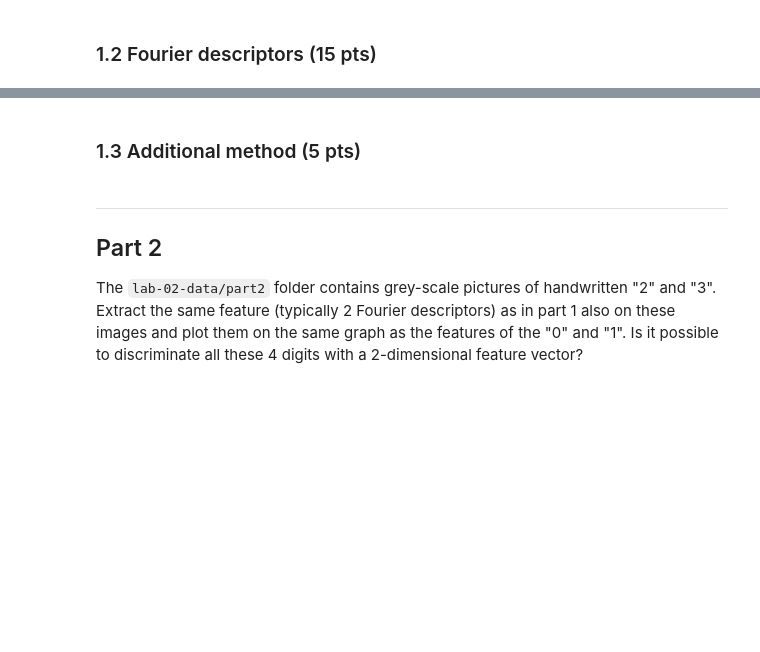
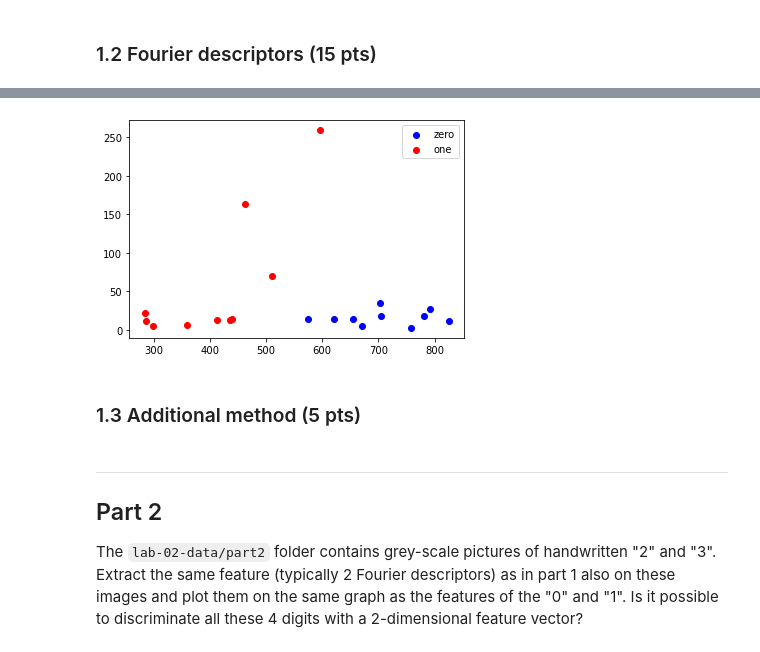
Before and after one commit to HongyuGu/iapr, a Jupyter notebook: labs/lab_02_object_description_part1.ipynb, the cells around one changed output, grey strips where cells are left out. Cells and saved outputs as stored; diff of their text form; code cells hidden in the pictures; blank space fills up the shorter version.

Commit message:
dirty implementation of fourier descriptors

```diff
--- a/labs/lab_02_object_description_part1.ipynb
+++ b/labs/lab_02_object_description_part1.ipynb
@@ -396,0 +137,27 @@ plt.plot(fourierDescriptor(contours_ones_im[4][0]))
+# %%
+def fourrier_transform(contours):
+    contour = max(contours, key=len)
+    contour_complex = contour[:, 1] +  contour[:, 0]*1j
+    fourier_desc = np.fft.fft(contour_complex)
+    return fourier_desc
+# %%
+f_zero = np.array([fourrier_transform(contours) for contours in contours_zeros], dtype=object)
+f_one = np.array([fourrier_transform(contours) for contours in contours_ones], dtype=object)
+# %%
+f_zero_choose = []
+
+for img in f_zero:
+    f1 = np.abs(img[1])
+    f2 = np.abs(img[2])
+    f_zero_choose.append(np.array([f1, f2]))
+
+f_zero_choose = np.array(f_zero_choose)
+# %%
+f_one_choose = []
+
+for img in f_one:
+    f1 = np.abs(img[1])
+    f2 = np.abs(img[2])
+    f_one_choose.append(np.array([f1, f2]))
+
+f_one_choose = np.array(f_one_choose)
@@ -397,3 +168,10 @@ plt.plot(fourierDescriptor(contours_ones_im[4][0]))
+# %%
+plt.scatter(x=f_zero_choose[:, 0], y=f_zero_choose[:, 1], c='b')
+plt.scatter(x=f_one_choose[:, 0], y=f_one_choose[:, 1], c='r')
+plt.legend(['zero', 'one'])
+plt.show()
+# %% [output]
+[figure, added]
 # %% [markdown]
 ### 1.3 Additional method (5 pts)
 # %% [markdown]
```
Also changed, not shown: parts of 12 cells of this notebook.
